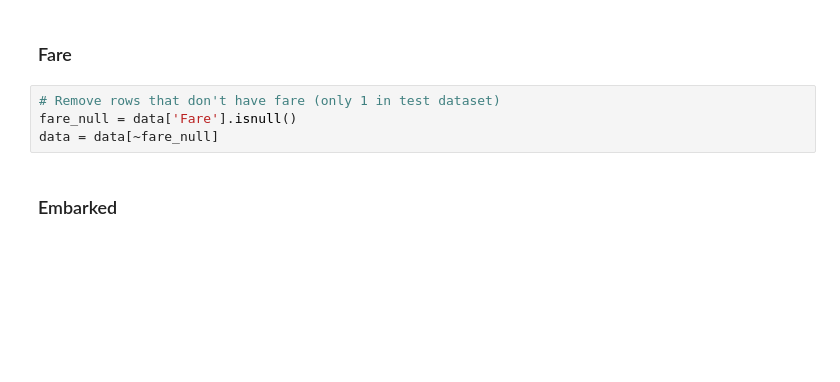
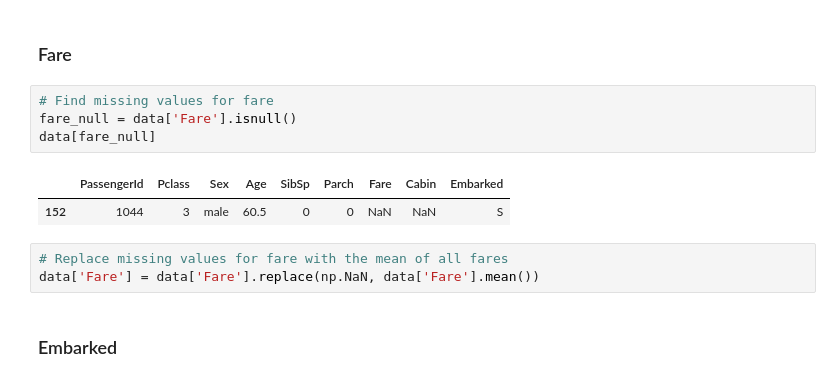
Before and after one commit to leeagustin/kaggle-competitions, a Jupyter notebook: titanic/preprocessing.ipynb, the cells around one changed output. Cells and saved outputs as stored; diff of their text form; blank space fills up the shorter version.

```diff
--- a/titanic/preprocessing.ipynb
+++ b/titanic/preprocessing.ipynb
@@ -59,9 +60,15 @@ dtype: int64
 # %% [markdown]
 ### Fare
 # %%
-# Remove rows that don't have fare (only 1 in test dataset)
+# Find missing values for fare
 fare_null = data['Fare'].isnull()
-data = data[~fare_null]
+data[fare_null]
+# %% [output]
+|  | PassengerId | Pclass | Sex | Age | SibSp | Parch | Fare | Cabin | Embarked |
+| 152 | 1044 | 3 | male | 60.5 | 0 | 0 | NaN | NaN | S |
+# %%
+# Replace missing values for fare with the mean of all fares
+data['Fare'] = data['Fare'].replace(np.NaN, data['Fare'].mean())
 # %% [markdown]
 ### Embarked
 # %%
```
Also changed, not shown: parts of 5 cells of this notebook, 1 other file.
